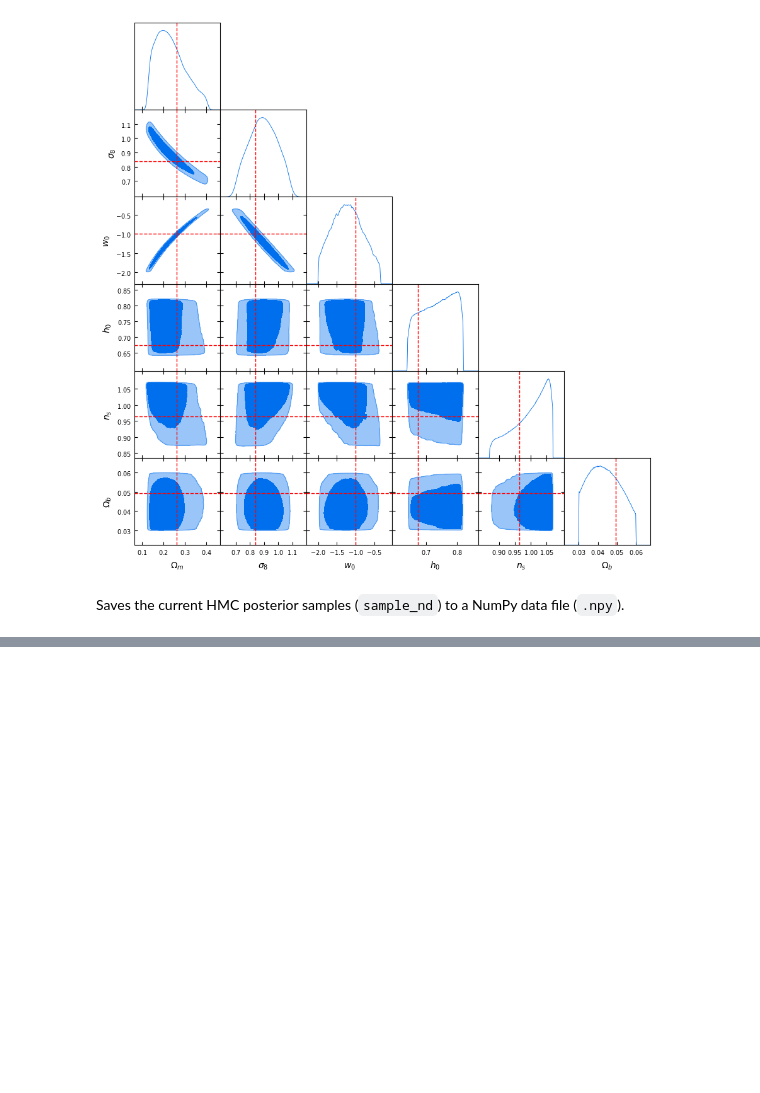
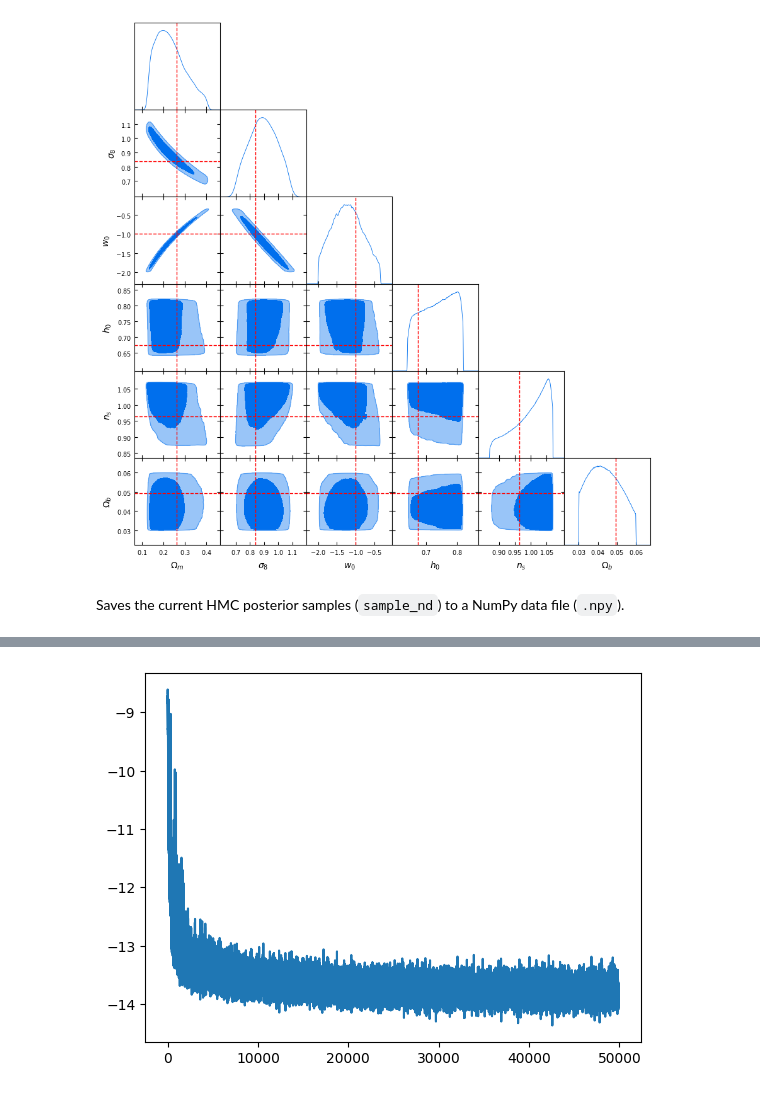
Before and after one commit to AndreasTersenov/cnn_sbi, a Jupyter notebook: notebooks/sbi/nle_simple_nbody_tomo.ipynb, the cells around one changed output, grey strips where cells are left out. Saved outputs shown, nothing was run; the diff lists cells and outputs as text; code cells hidden in the pictures; blank space fills up the shorter version.

```diff
--- a/notebooks/sbi/nle_simple_nbody_tomo.ipynb
+++ b/notebooks/sbi/nle_simple_nbody_tomo.ipynb
@@ -844,0 +889,19 @@ jnp.save(f'posterior_{loss_name}_{map_kind}_gal_density{int(galaxy_density*4)}_o
+# %%
+print("######## UTILS FUN ########")
+
+# negative log likelihood
+def loss_nll(params, mu, batch):
+    return - jnp.mean(nf_logp_ff.apply(params, mu, batch))
+
+@jax.jit
+def update(params, opt_state, mu, batch):
+    """Single SGD update step."""
+    loss, grads  = jax.value_and_grad(loss_nll)(
+        params,
+        mu,
+        batch,
+    )
+    updates, new_opt_state = optimizer.update(grads, opt_state, params)
+    new_params = optax.apply_updates(params, updates)
+
+    return loss, new_params, new_opt_state
@@ -844,0 +912,68 @@ jnp.save(f'posterior_{loss_name}_{map_kind}_gal_density{int(galaxy_density*4)}_o
+# %%
+print("######## TRAINING ########")
+# init nf params
+params_ff = nf_logp_ff.init(
+    jax.random.PRNGKey(42),
+    0.5 * jnp.zeros([1, 6]),
+    0.5 * jnp.zeros([1, 6])
+)
+
+total_steps = 50_000
+nb_steps = total_steps - total_steps * 0.2
+
+lr_scheduler = optax.exponential_decay(
+        init_value=1e-3,
+        transition_steps=nb_steps // 50,
+        decay_rate=0.9,
+        end_value=1e-6,
+)
+
+# define optimizer
+optimizer = optax.adam(learning_rate=lr_scheduler)
+opt_state_ff = optimizer.init(params_ff)
+
+
+# training
+from tqdm import tqdm
+
+batch_size = 128
+batch_loss = []
+loss_train = []
+loss_test=[]
+pbar = tqdm(range(total_steps))
+
+for batch in pbar:
+    inds = np.random.randint(0, len(dataset['theta']), batch_size)
+
+    l, params_ff, opt_state_ff = update(
+      params_ff,
+      opt_state_ff,
+      dataset['theta'][inds],
+      dataset['x'][inds],
+    )
+    batch_loss.append(l)
+    pbar.set_description(f"loss {l:.3f}")
+
+
+    if batch % 1_000 == 0:
+
+        # save params
+        with open(f"/home/tersenov/software/Learn2Map/scripts/sbi/save_params/{loss_name}/nbody/params_nd_flow_batch{batch}.pkl", "wb") as fp:
+            pickle.dump(params_ff, fp)
+
+
+        inds2 = np.random.randint(0, len(dataset_test["theta"]), batch_size)
+        b_loss_test, _, _ = update(
+          params_ff,
+          opt_state_ff,
+          dataset_test["theta"][inds2],
+          dataset_test['x'][inds2],
+        )
+
+
+        loss_train.append(l)
+        loss_test.append(b_loss_test)
+
+
+plt.plot(batch_loss[100:])
+# %% [output]
@@ -844,0 +982 @@ jnp.save(f'posterior_{loss_name}_{map_kind}_gal_density{int(galaxy_density*4)}_o
+[figure, added]
```
Also changed, not shown: parts of 25 cells of this notebook, 1 other file.
